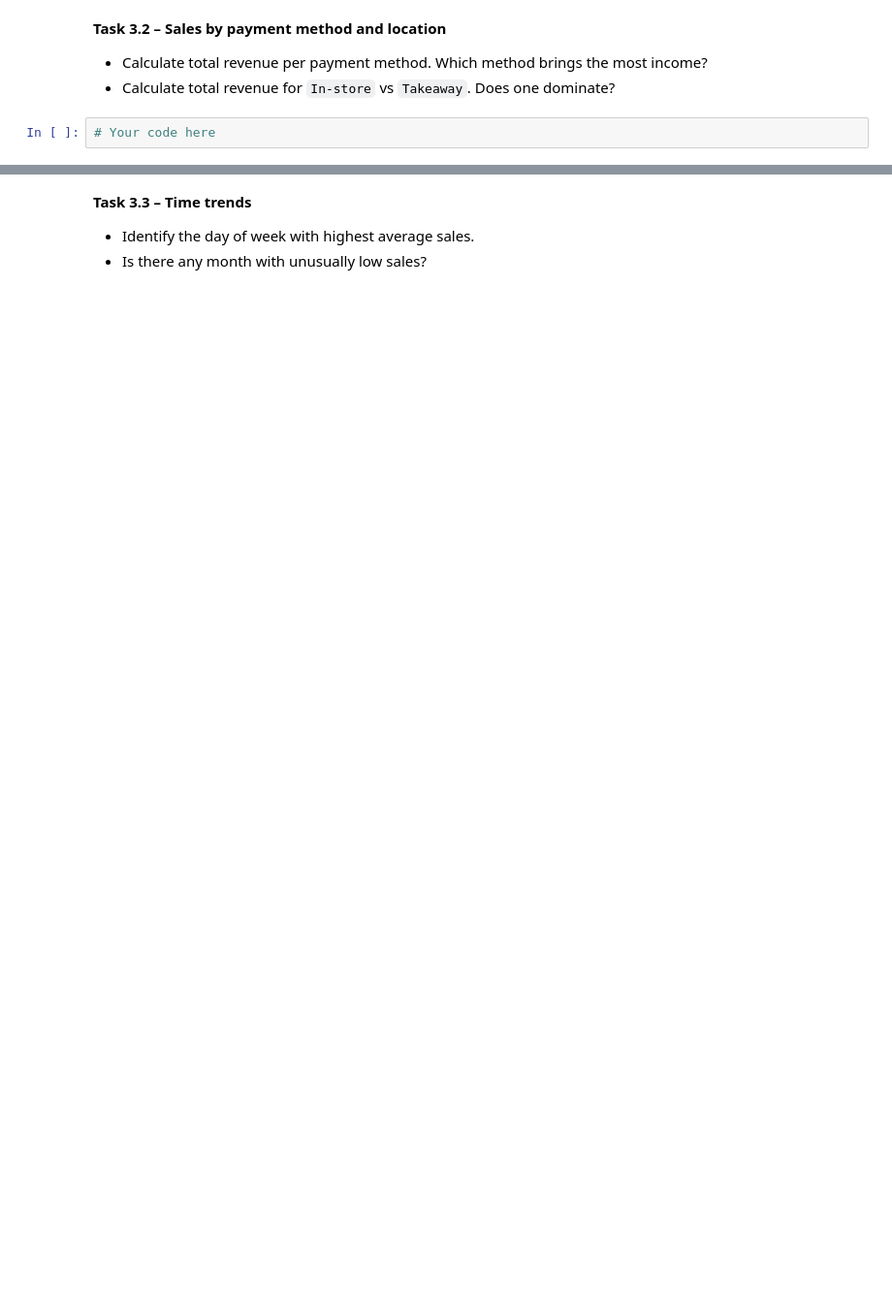
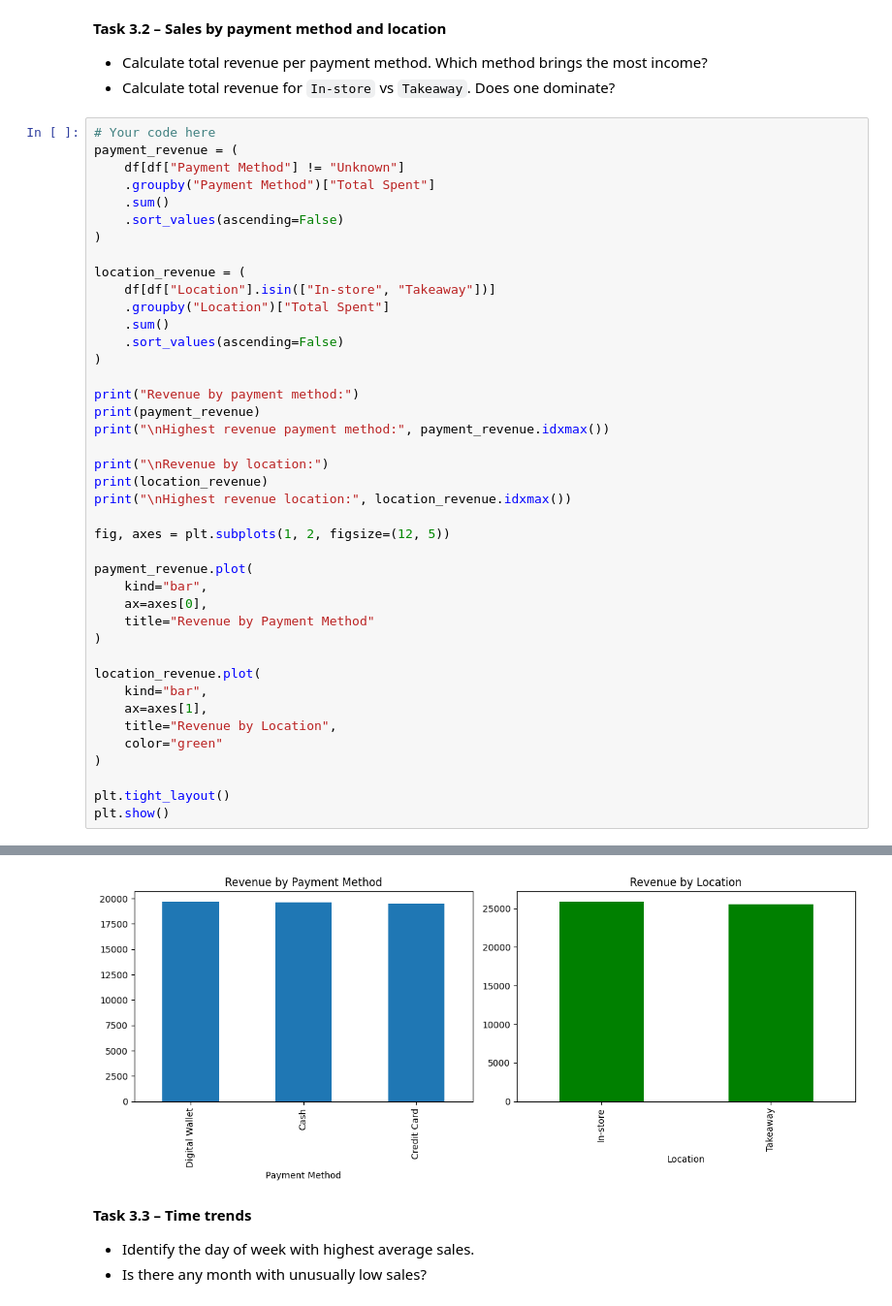
Before and after one commit to jiinjang/Lab-8, a Jupyter notebook: problem2.ipynb, the cells around one changed output, grey strips where cells are left out. Shown at 97% size. Drawn from its saved outputs; the diff is of its cells as text; blank space fills up the shorter version.

```diff
--- a/problem2.ipynb
+++ b/problem2.ipynb
@@ -101,3 +320,43 @@ Now that the data is clean, answer the following questions using visualizations
 - Calculate total revenue for `In-store` vs `Takeaway`. Does one dominate?
 # %%
 # Your code here
+payment_revenue = (
+    df[df["Payment Method"] != "Unknown"]
+    .groupby("Payment Method")["Total Spent"]
+    .sum()
+    .sort_values(ascending=False)
+)
+
+location_revenue = (
+    df[df["Location"].isin(["In-store", "Takeaway"])]
+    .groupby("Location")["Total Spent"]
+    .sum()
+    .sort_values(ascending=False)
+)
+
+print("Revenue by payment method:")
+print(payment_revenue)
+print("\nHighest revenue payment method:", payment_revenue.idxmax())
+
+print("\nRevenue by location:")
+print(location_revenue)
+print("\nHighest revenue location:", location_revenue.idxmax())
+
+fig, axes = plt.subplots(1, 2, figsize=(12, 5))
+
+payment_revenue.plot(
+    kind="bar",
+    ax=axes[0],
+    title="Revenue by Payment Method"
+)
+
+location_revenue.plot(
+    kind="bar",
+    ax=axes[1],
+    title="Revenue by Location",
+    color="green"
+)
+
+plt.tight_layout()
+plt.show()
+# %% [output]
@@ -104,3 +379,4 @@ Now that the data is clean, answer the following questions using visualizations
+[figure, added]
 # %% [markdown]
 **Task 3.3 – Time trends**
 - Identify the day of week with highest average sales.
```
Also changed, not shown: parts of 16 cells of this notebook, 1 other file.
